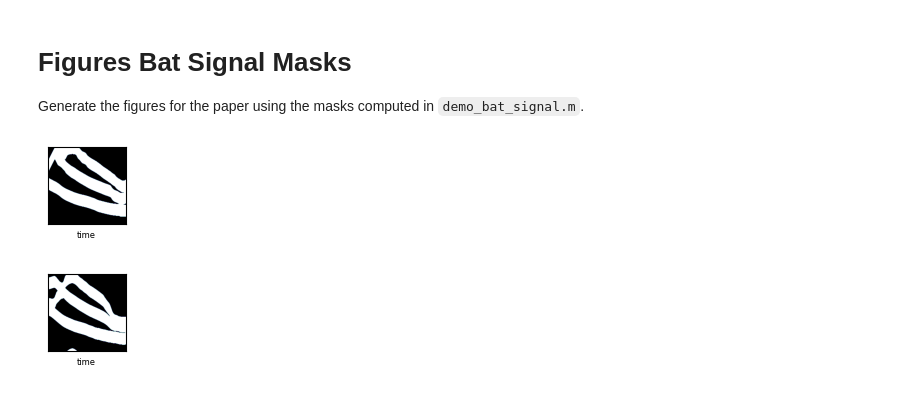
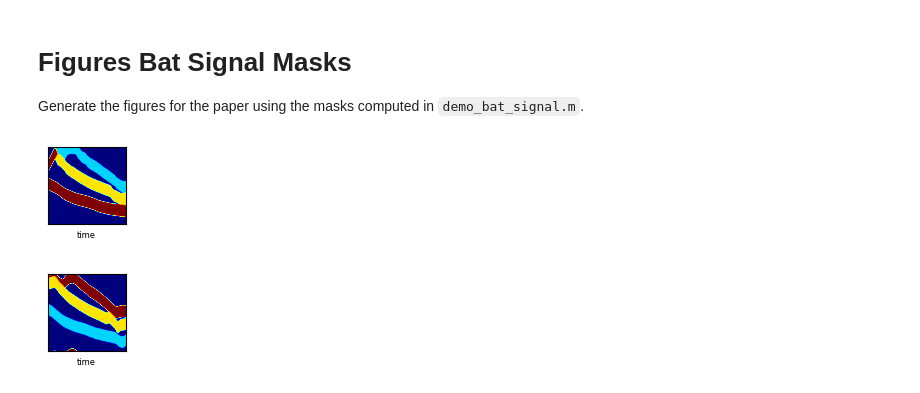
Before and after one commit to jmiramont/benchmarks_eusipco2023, a Jupyter notebook: notebooks/bat_signal/figures_bat_signal_masks.ipynb, the cells around one changed output. Cells and saved outputs as stored; diff of their text form; code cells hidden in the pictures.

```diff
--- a/notebooks/bat_signal/figures_bat_signal_masks.ipynb
+++ b/notebooks/bat_signal/figures_bat_signal_masks.ipynb
@@ -33,7 +33,7 @@ matfile = loadmat(filename)
 mask = matfile['mask_EM']
 
 fig, ax = plt.subplots(1,1, figsize=(sf,sf))
-ax.imshow(mask, origin='lower', aspect='auto', cmap='bone')
+ax.imshow(mask, origin='lower', aspect='auto', cmap='jet')
 
 
 # ax.set_xlim([0,400])
@@ -46,28 +46,28 @@ ax.set_xlabel('time', fontsize=6.0)
 
 fig.savefig('batsig_EM_mask.pdf', dpi=900, transparent=False, bbox_inches='tight', pad_inches=0)
 # %% [output]
-[figure, old version]
+[figure, new version]
 # %%
 # PB method without SST
 filename = './mask_PB.mat'
 matfile = loadmat(filename)
 mask = matfile['mask_PB']
 
 fig, ax = plt.subplots(1,1, figsize=(sf,sf))
-ax.imshow(mask, origin='lower', aspect='auto', cmap='bone')
+ax.imshow(mask, origin='lower', aspect='auto', cmap='jet')
 
 
 # ax.set_xlim([0,400])
 # ax.set_ylim([0,400])
 fig.canvas.draw()
 ax.tick_params(axis='both', which='both', bottom=False, top=False,
     labelbottom=False, right=False, left=False, labelleft=False)
 # ax.set_ylabel('frequency', fontsize=6.0)
 ax.set_xlabel('time', fontsize=6.0)
 
 fig.savefig('batsig_PB_mask.pdf', dpi=900, transparent=False, bbox_inches='tight', pad_inches=0)
 # %% [output]
-[figure, old version]
+[figure, new version]
 # %%
 # DT method with analytic signal IF model
 from methods.method_delaunay_triangulation import NewMethod
```
Also changed, not shown: parts of 2 cells of this notebook, 11 other files.
